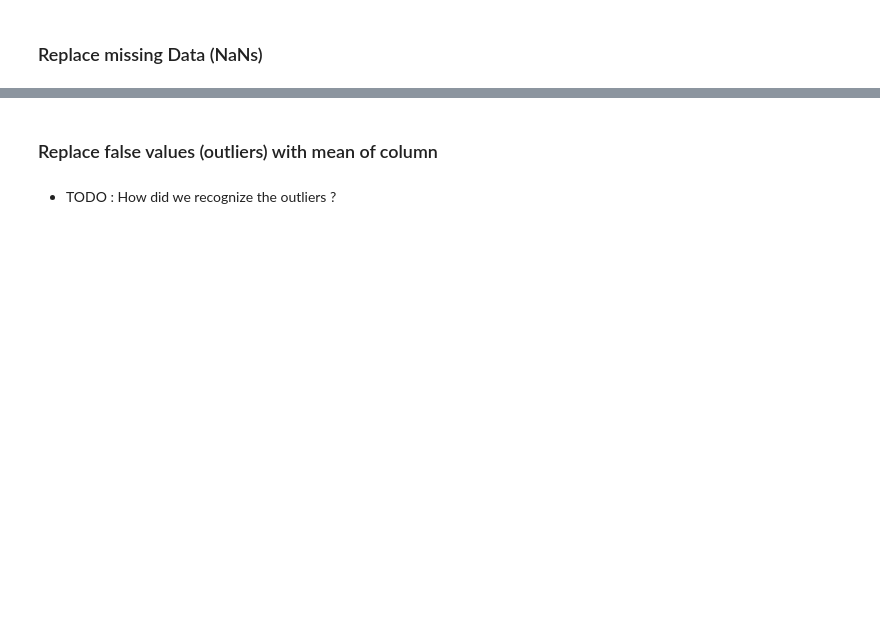
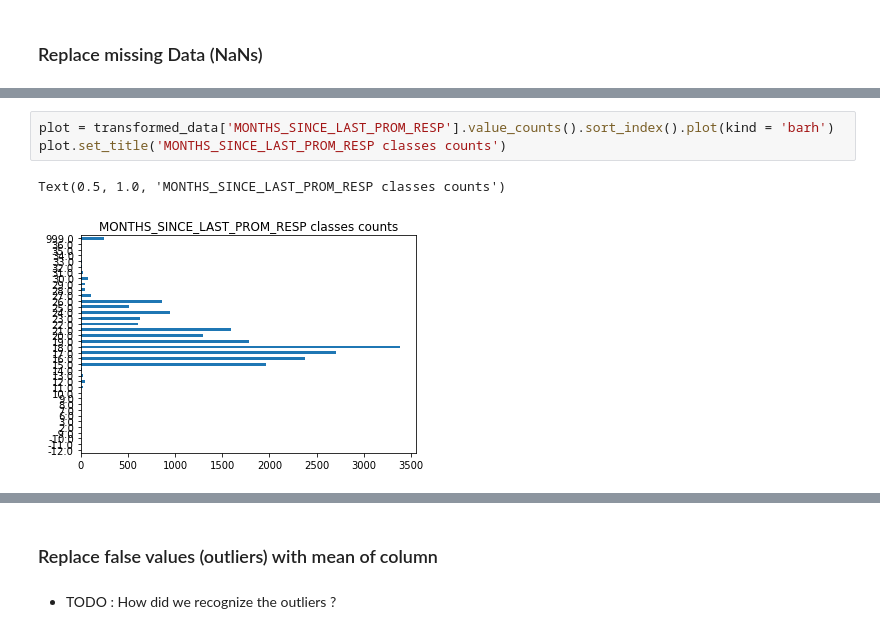
Before and after one commit to jlp237/ml_project, a Jupyter notebook: AA_202021_Project.ipynb, the cells around one changed output, grey strips where cells are left out. Drawn from its saved outputs; the diff is of its cells as text; blank space fills up the shorter version.

```diff
--- a/AA_202021_Project.ipynb
+++ b/AA_202021_Project.ipynb
@@ -427,0 +609,6 @@ transformed_data.isna().sum()
+# %%
+plot = transformed_data['MONTHS_SINCE_LAST_PROM_RESP'].value_counts().sort_index().plot(kind = 'barh')
+plot.set_title('MONTHS_SINCE_LAST_PROM_RESP classes counts')
+# %% [output]
+Text(0.5, 1.0, 'MONTHS_SINCE_LAST_PROM_RESP classes counts')
+[figure, added]
```
Also changed, not shown: parts of 81 cells of this notebook, 1 other file.
